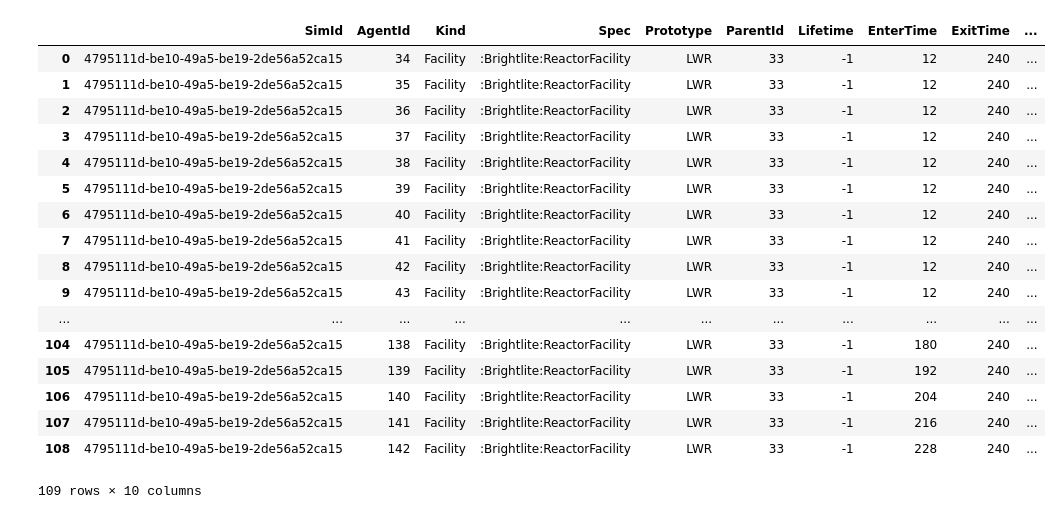
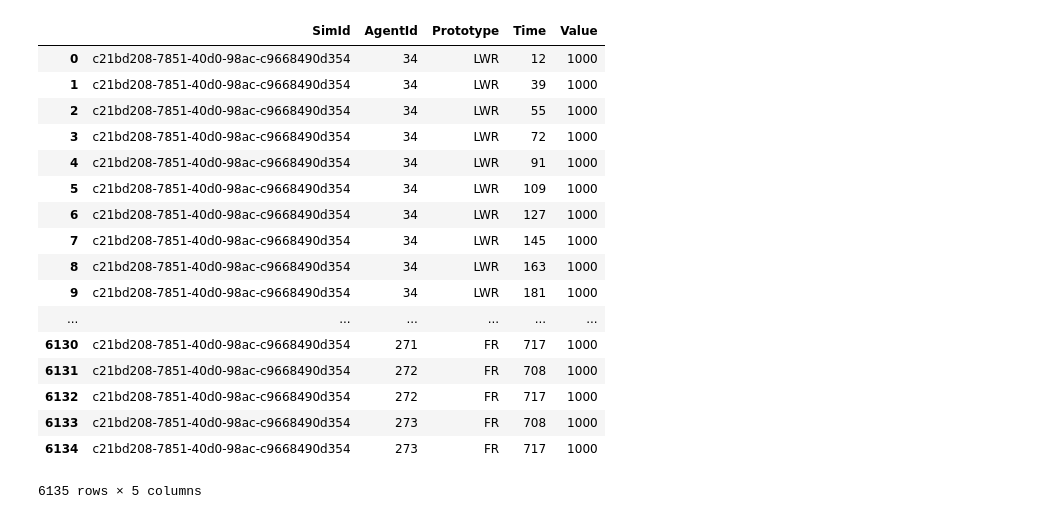
Before and after one commit to scopatz/fco-ta, a Jupyter notebook: genpower.ipynb, the cells around one changed output. Drawn from its saved outputs; the diff is of its cells as text; code cells hidden in the pictures.

```diff
--- a/genpower.ipynb
+++ b/genpower.ipynb
@@ -6,7 +6,8 @@ import numpy as np
 import pandas as pd
 import cymetric as cym
 # %%
-with cym.dbopen('20yr.h5') as db:
+with cym.dbopen('60yr.h5') as db:
     evaler = cym.Evaluator(db)
     agents = evaler.eval('Agents')
+    timepower = evaler.eval('TimeSeriesPower')
     blrx = evaler.eval('AgentState_Brightlite_ReactorFacilityInfo')
@@ -13,22 +35,22 @@ with cym.dbopen('20yr.h5') as db:
 # %%
-df = pd.merge(agents, blrx[['SimId', 'AgentId', 'generated_power']], on=['SimId', 'AgentId'])
+df = pd.merge(agents[['SimId', 'AgentId', 'Prototype']], timepower, on=['SimId', 'AgentId'])
 df
 # %% [output]
-|  | SimId | AgentId | Kind | Spec | Prototype | ParentId | Lifetime | EnterTime | ExitTime | ... |
-| 0 | 4795111d-be10-49a5-be19-2de56a52ca15 | 34 | Facility | :Brightlite:ReactorFacility | LWR | 33 | -1 | 12 | 240 | ... |
-| 1 | 4795111d-be10-49a5-be19-2de56a52ca15 | 35 | Facility | :Brightlite:ReactorFacility | LWR | 33 | -1 | 12 | 240 | ... |
-| 2 | 4795111d-be10-49a5-be19-2de56a52ca15 | 36 | Facility | :Brightlite:ReactorFacility | LWR | 33 | -1 | 12 | 240 | ... |
-| 3 | 4795111d-be10-49a5-be19-2de56a52ca15 | 37 | Facility | :Brightlite:ReactorFacility | LWR | 33 | -1 | 12 | 240 | ... |
-| 4 | 4795111d-be10-49a5-be19-2de56a52ca15 | 38 | Facility | :Brightlite:ReactorFacility | LWR | 33 | -1 | 12 | 240 | ... |
-| 5 | 4795111d-be10-49a5-be19-2de56a52ca15 | 39 | Facility | :Brightlite:ReactorFacility | LWR | 33 | -1 | 12 | 240 | ... |
-| 6 | 4795111d-be10-49a5-be19-2de56a52ca15 | 40 | Facility | :Brightlite:ReactorFacility | LWR | 33 | -1 | 12 | 240 | ... |
-| 7 | 4795111d-be10-49a5-be19-2de56a52ca15 | 41 | Facility | :Brightlite:ReactorFacility | LWR | 33 | -1 | 12 | 240 | ... |
-| 8 | 4795111d-be10-49a5-be19-2de56a52ca15 | 42 | Facility | :Brightlite:ReactorFacility | LWR | 33 | -1 | 12 | 240 | ... |
-| 9 | 4795111d-be10-49a5-be19-2de56a52ca15 | 43 | Facility | :Brightlite:ReactorFacility | LWR | 33 | -1 | 12 | 240 | ... |
-| ... | ... | ... | ... | ... | ... | ... | ... | ... | ... | ... |
-| 104 | 4795111d-be10-49a5-be19-2de56a52ca15 | 138 | Facility | :Brightlite:ReactorFacility | LWR | 33 | -1 | 180 | 240 | ... |
-| 105 | 4795111d-be10-49a5-be19-2de56a52ca15 | 139 | Facility | :Brightlite:ReactorFacility | LWR | 33 | -1 | 192 | 240 | ... |
-| 106 | 4795111d-be10-49a5-be19-2de56a52ca15 | 140 | Facility | :Brightlite:ReactorFacility | LWR | 33 | -1 | 204 | 240 | ... |
-| 107 | 4795111d-be10-49a5-be19-2de56a52ca15 | 141 | Facility | :Brightlite:ReactorFacility | LWR | 33 | -1 | 216 | 240 | ... |
-| 108 | 4795111d-be10-49a5-be19-2de56a52ca15 | 142 | Facility | :Brightlite:ReactorFacility | LWR | 33 | -1 | 228 | 240 | ... |
+|  | SimId | AgentId | Prototype | Time | Value |
+| 0 | c21bd208-7851-40d0-98ac-c9668490d354 | 34 | LWR | 12 | 1000 |
+| 1 | c21bd208-7851-40d0-98ac-c9668490d354 | 34 | LWR | 39 | 1000 |
+| 2 | c21bd208-7851-40d0-98ac-c9668490d354 | 34 | LWR | 55 | 1000 |
+| 3 | c21bd208-7851-40d0-98ac-c9668490d354 | 34 | LWR | 72 | 1000 |
+| 4 | c21bd208-7851-40d0-98ac-c9668490d354 | 34 | LWR | 91 | 1000 |
+| 5 | c21bd208-7851-40d0-98ac-c9668490d354 | 34 | LWR | 109 | 1000 |
+| 6 | c21bd208-7851-40d0-98ac-c9668490d354 | 34 | LWR | 127 | 1000 |
+| 7 | c21bd208-7851-40d0-98ac-c9668490d354 | 34 | LWR | 145 | 1000 |
+| 8 | c21bd208-7851-40d0-98ac-c9668490d354 | 34 | LWR | 163 | 1000 |
+| 9 | c21bd208-7851-40d0-98ac-c9668490d354 | 34 | LWR | 181 | 1000 |
+| ... | ... | ... | ... | ... | ... |
+| 6130 | c21bd208-7851-40d0-98ac-c9668490d354 | 271 | FR | 717 | 1000 |
+| 6131 | c21bd208-7851-40d0-98ac-c9668490d354 | 272 | FR | 708 | 1000 |
+| 6132 | c21bd208-7851-40d0-98ac-c9668490d354 | 272 | FR | 717 | 1000 |
+| 6133 | c21bd208-7851-40d0-98ac-c9668490d354 | 273 | FR | 708 | 1000 |
+| 6134 | c21bd208-7851-40d0-98ac-c9668490d354 | 273 | FR | 717 | 1000 |
-109 rows × 10 columns
+6135 rows × 5 columns
```
Also changed, not shown: parts of 5 cells of this notebook, 1 other file.
